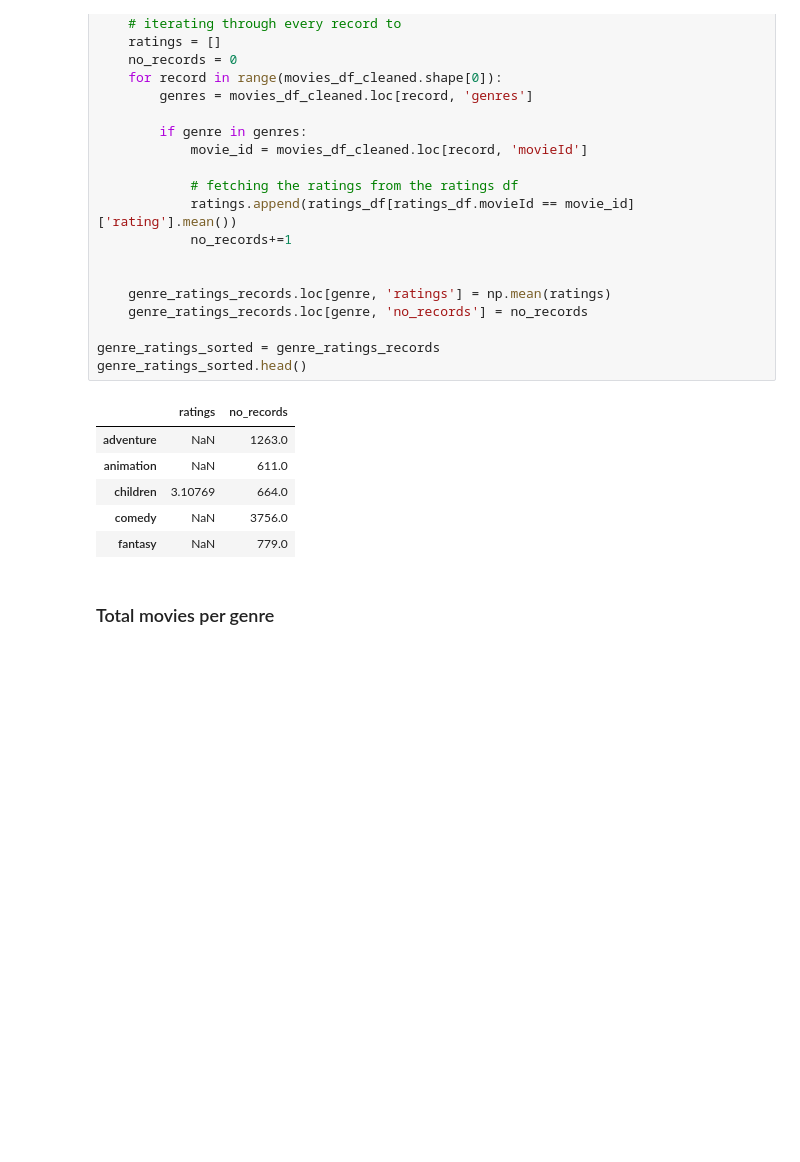
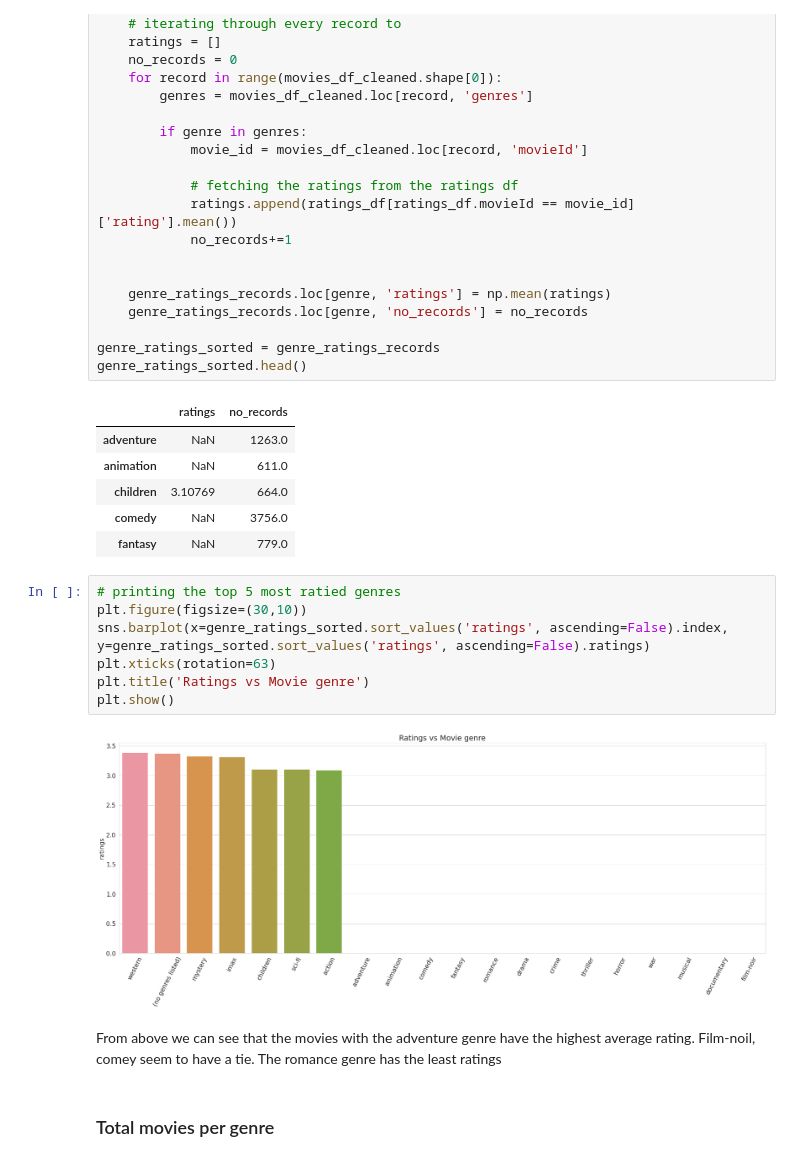
Before and after one commit to E-Juliet/Movie-reccomender, a Jupyter notebook: phase_4_project.ipynb, the cells around one changed output. Saved outputs shown, nothing was run; the diff lists cells and outputs as text; blank space fills up the shorter version.

```diff
--- a/phase_4_project.ipynb
+++ b/phase_4_project.ipynb
@@ -453,6 +460,17 @@ genre_ratings_sorted.head()
 | children | 3.10769 | 664.0 |
 | comedy | NaN | 3756.0 |
 | fantasy | NaN | 779.0 |
+# %%
+# printing the top 5 most ratied genres
+plt.figure(figsize=(30,10))
+sns.barplot(x=genre_ratings_sorted.sort_values('ratings', ascending=False).index, y=genre_ratings_sorted.sort_values('ratings', ascending=False).ratings)
+plt.xticks(rotation=63)
+plt.title('Ratings vs Movie genre')
+plt.show()
+# %% [output]
+[figure, added]
+# %% [markdown]
+From above we can see that the movies with the adventure genre have the highest average rating. Film-noil, comey seem to have a tie. The romance genre has the least ratings
 # %% [markdown]
 ### Total movies per genre
 # %%
```
Also changed, not shown: parts of 18 cells of this notebook.
